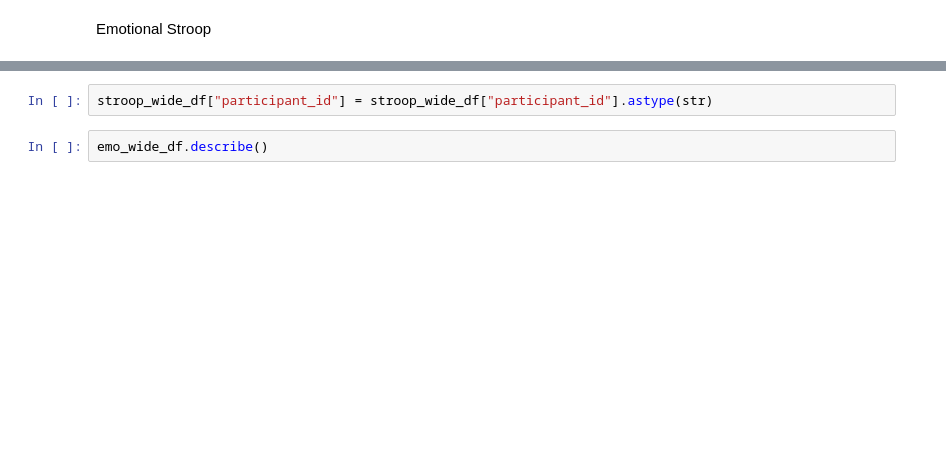
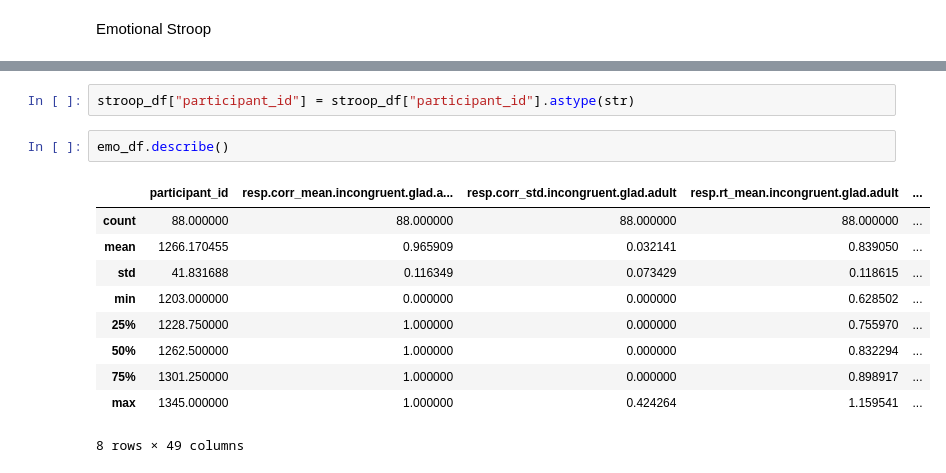
Before and after one commit to KristellMaria/master_calculations, a Jupyter notebook: master_calculations.ipynb, the cells around one changed output, grey strips where cells are left out. Drawn from its saved outputs; the diff is of its cells as text; blank space fills up the shorter version.

```diff
--- a/master_calculations.ipynb
+++ b/master_calculations.ipynb
@@ -109,5 +128,16 @@ emo_wide_df.isna().sum().sort_values(ascending=False).head(10)
 # %%
-stroop_wide_df["participant_id"] = stroop_wide_df["participant_id"].astype(str)
+stroop_df["participant_id"] = stroop_df["participant_id"].astype(str)
 # %%
-emo_wide_df.describe()
+emo_df.describe()
+# %% [output]
+|  | participant_id | resp.corr_mean.incongruent.glad.a... | resp.corr_std.incongruent.glad.adult | resp.rt_mean.incongruent.glad.adult | ... |
+| count | 88.000000 | 88.000000 | 88.000000 | 88.000000 | ... |
+| mean | 1266.170455 | 0.965909 | 0.032141 | 0.839050 | ... |
+| std | 41.831688 | 0.116349 | 0.073429 | 0.118615 | ... |
+| min | 1203.000000 | 0.000000 | 0.000000 | 0.628502 | ... |
+| 25% | 1228.750000 | 1.000000 | 0.000000 | 0.755970 | ... |
+| 50% | 1262.500000 | 1.000000 | 0.000000 | 0.832294 | ... |
+| 75% | 1301.250000 | 1.000000 | 0.000000 | 0.898917 | ... |
+| max | 1345.000000 | 1.000000 | 0.424264 | 1.159541 | ... |
+8 rows × 49 columns
 # %%
```
Also changed, not shown: parts of 11 cells of this notebook.
